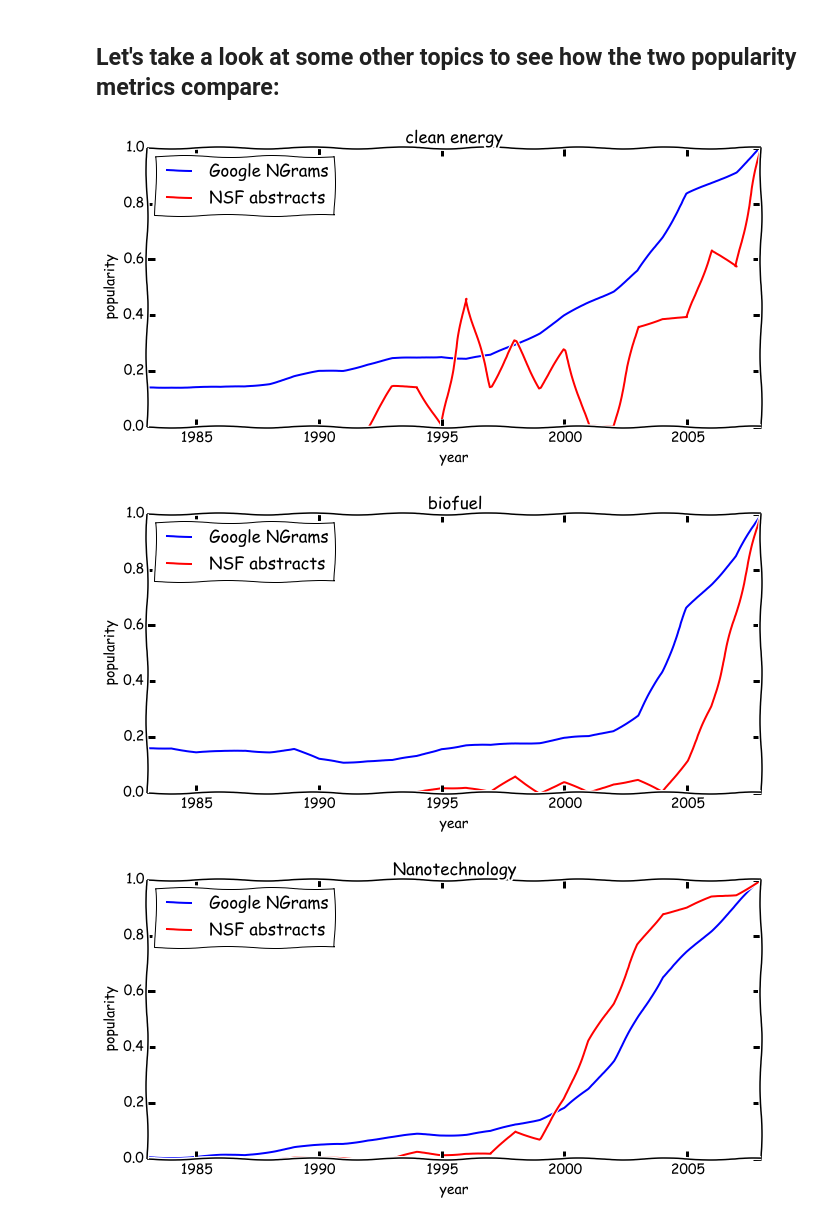
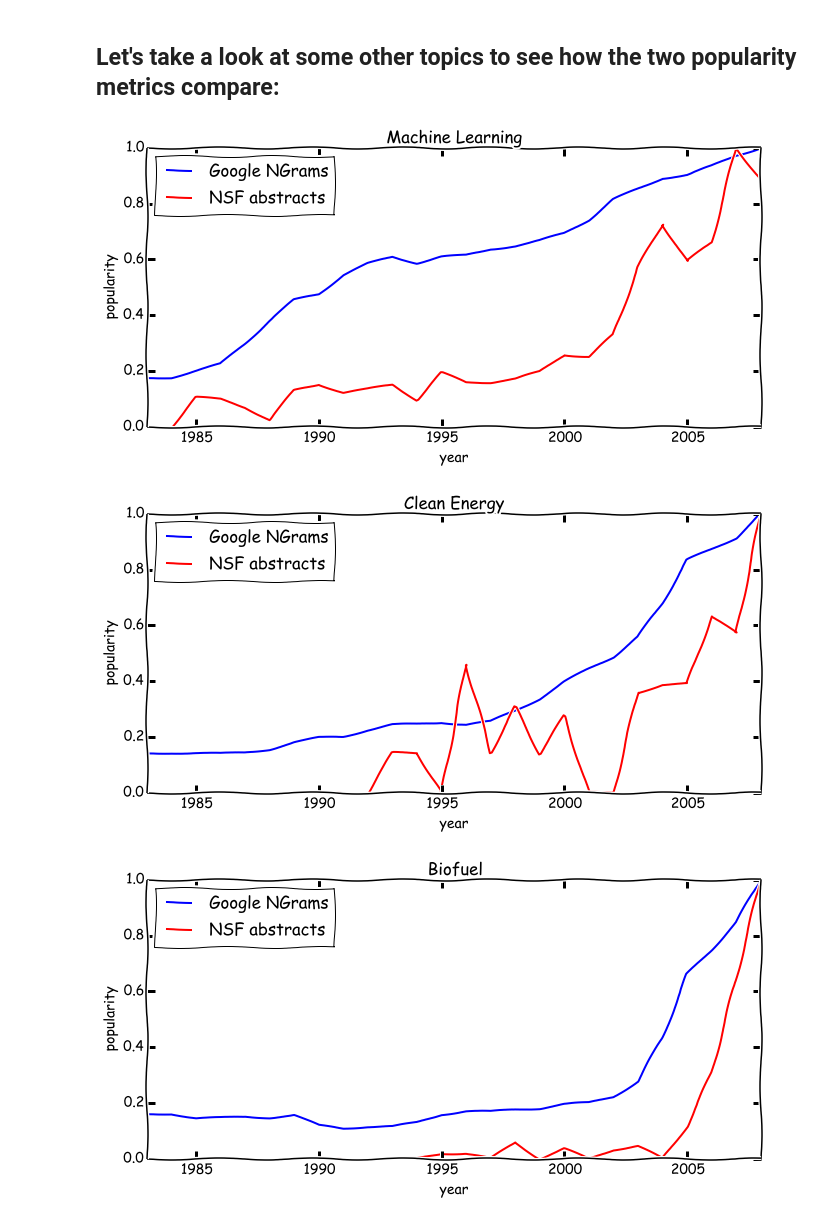
Before and after one commit to realmichaelzyy/cs249project, a Jupyter notebook: MarksTestNotebook.ipynb, the cells around one changed output. Drawn from its saved outputs; the diff is of its cells as text; code cells hidden in the pictures.

```diff
--- a/MarksTestNotebook.ipynb
+++ b/MarksTestNotebook.ipynb
@@ -585,6 +587,7 @@ pylab.ylabel('popularity')
 # %% [markdown]
 ## Let's take a look at some other topics to see how the two popularity metrics compare:
 # %%
+import ngrams
 pylab.rcParams['figure.figsize'] = 11, 5
 
 r = 2
@@ -596,36 +599,37 @@ c = 2
 # climate change, global warming
 
 
-terms = ['clean energy','biofuel','Nanotechnology','BioInformatics', 'Computer Vision','Embedded Systems','Data Mining','Cybersecurity',
+terms = ['Machine Learning','Clean Energy','Biofuel','Nanotechnology','BioInformatics', 'Computer Vision','Embedded Systems','Data Mining','Cybersecurity',
          'MapReduce']
 
 rax = 0
 cax = 0
 
 for t in terms:
     if cax >= c:
         cax = 0
         rax += 1;
     freq = getFreqCount(t, pieces)
     quer = ngrams.runQuery(t)
     quer.set_index('year',inplace=True)
     maxfreq = max(freq)
     maxngram = quer.ix[:,0].max()
     quer[t] = quer[t].apply(lambda x : x/maxngram)
     quer.rename(columns={t : "Google NGrams"}, inplace=True)
     quer['NSF abstracts'] = map(lambda x : 0 if maxfreq == 0 else (x / maxfreq), freq)
+
     #ax[rax,cax].set_title(t)
     #dates for which we have nsf abstract information
     quer.plot(xlim=(1983,2008))#, ax=ax[rax,cax])
     pylab.title(t)
     pylab.ylabel('popularity')
     cax += 1
 
 #for i in range(ax.shape[0]):
 #    for j in range(ax.shape[1]):
 #        ax[i,j].set_xlabel('year')
 #        ax[i,j].set_ylabel('popularity')
 # %% [output]
-[figure, old version]
+[figure, new version]
-[figure, old version]
+[figure, new version]
-[figure, old version]
+[figure, new version]
```
Also changed, not shown: parts of 6 cells of this notebook.
